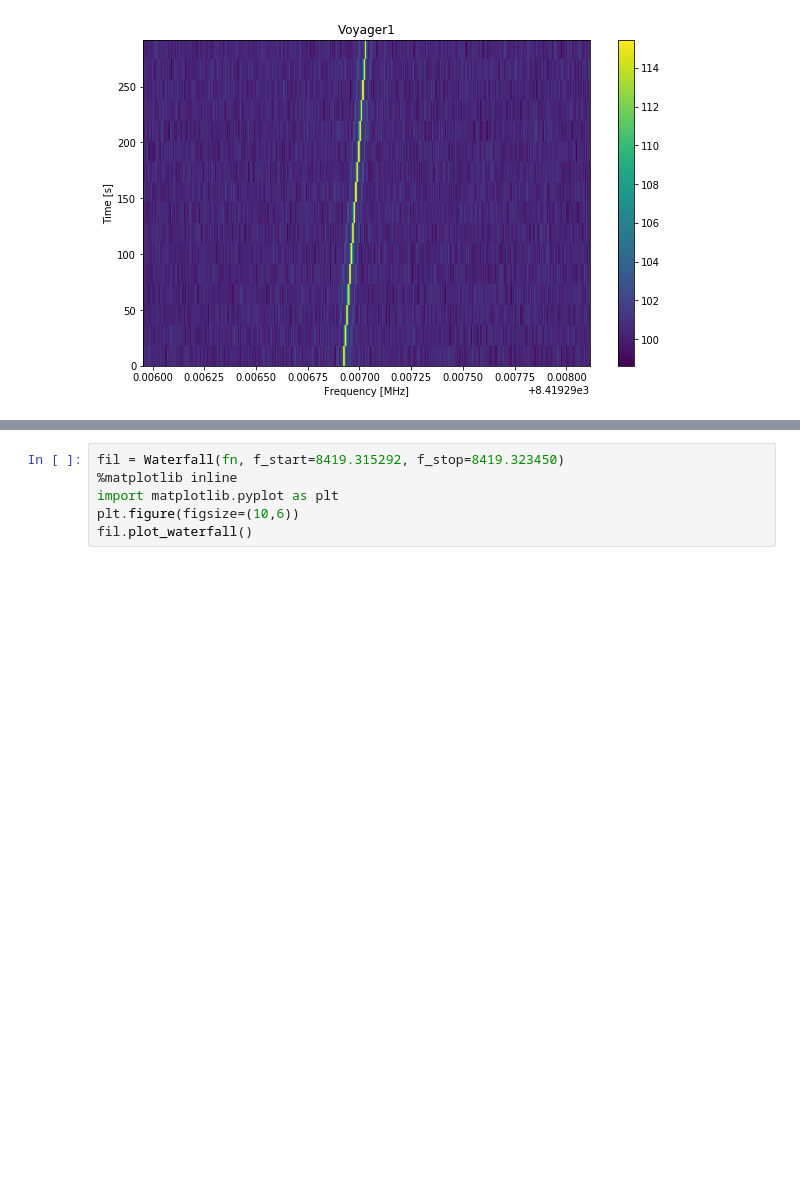
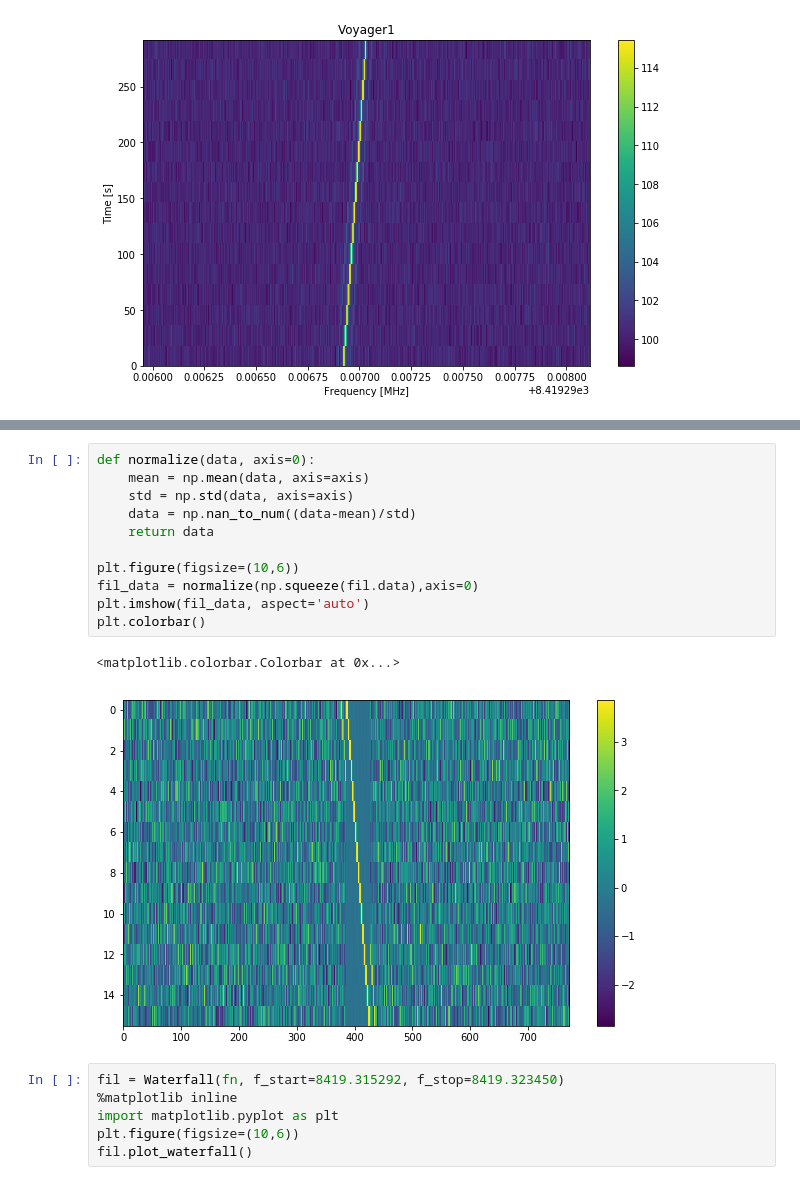
Before and after one commit to bbrzycki/setigen, a Jupyter notebook: jupyter-notebooks/Voyager_C-Band.ipynb, the cells around one changed output, grey strips where cells are left out. Cells and saved outputs as stored; diff of their text form; blank space fills up the shorter version.

```diff
--- a/jupyter-notebooks/Voyager_C-Band.ipynb
+++ b/jupyter-notebooks/Voyager_C-Band.ipynb
@@ -36,3 +44,17 @@ fil.plot_waterfall()
+# %%
+def normalize(data, axis=0):
+    mean = np.mean(data, axis=axis)
+    std = np.std(data, axis=axis)
+    data = np.nan_to_num((data-mean)/std)
+    return data
+
+plt.figure(figsize=(10,6))
+fil_data = normalize(np.squeeze(fil.data),axis=0)
+plt.imshow(fil_data, aspect='auto')
+plt.colorbar()
+# %% [output]
+<matplotlib.colorbar.Colorbar at 0x...>
+[figure, added]
 # %%
 fil = Waterfall(fn, f_start=8419.315292, f_stop=8419.323450)
 %matplotlib inline
```
Also changed, not shown: parts of 4 cells of this notebook, 2 other files.
